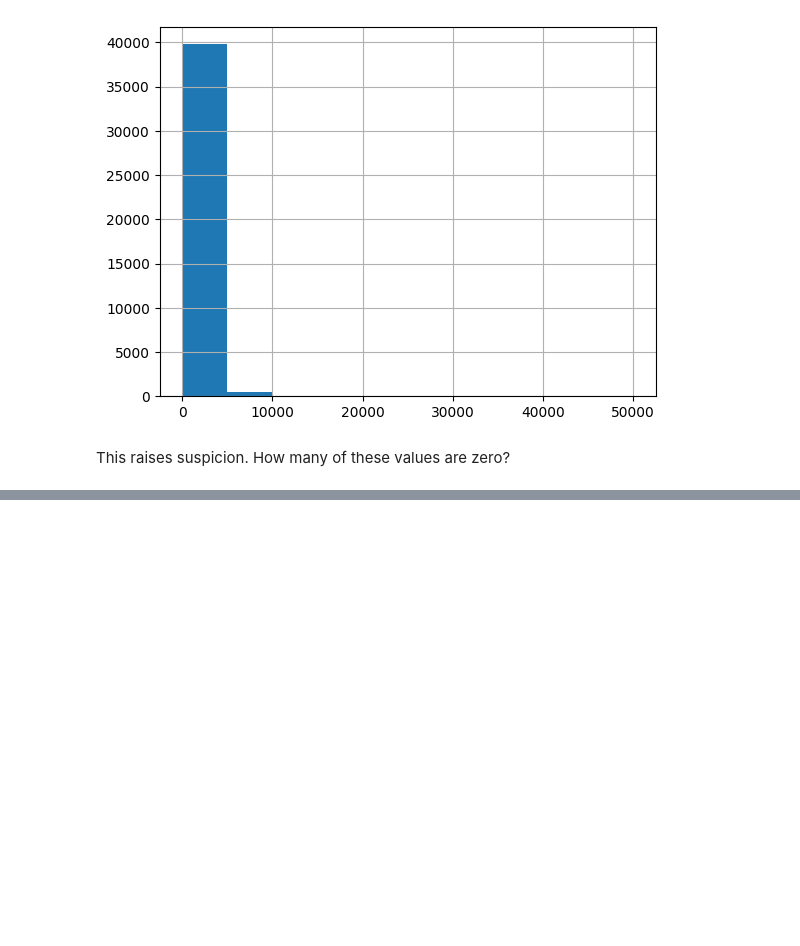
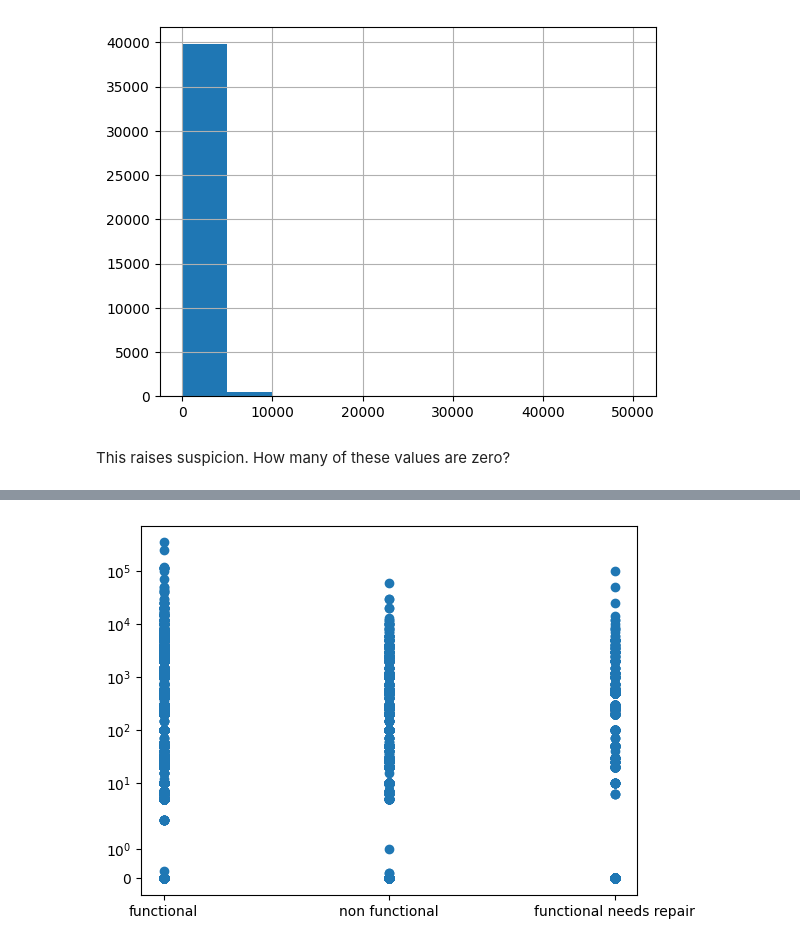
Before and after one commit to zdravoj/water-pump-classifier, a Jupyter notebook: Water_Pump_Classifier.ipynb, the cells around one changed output, grey strips where cells are left out. Cells and saved outputs as stored; diff of their text form; code cells hidden in the pictures; blank space fills up the shorter version.

```diff
--- a/Water_Pump_Classifier.ipynb
+++ b/Water_Pump_Classifier.ipynb
@@ -1100,0 +1109,7 @@ There are 28344 records where 'amount_tsh' is zero.
+# %%
+fig, ax = plt.subplots()
+
+ax.scatter(training_set.status_group, training_set.amount_tsh)
+ax.set_yscale('symlog')
+# %% [output]
+[figure, added]
```
Also changed, not shown: parts of 47 cells of this notebook.
